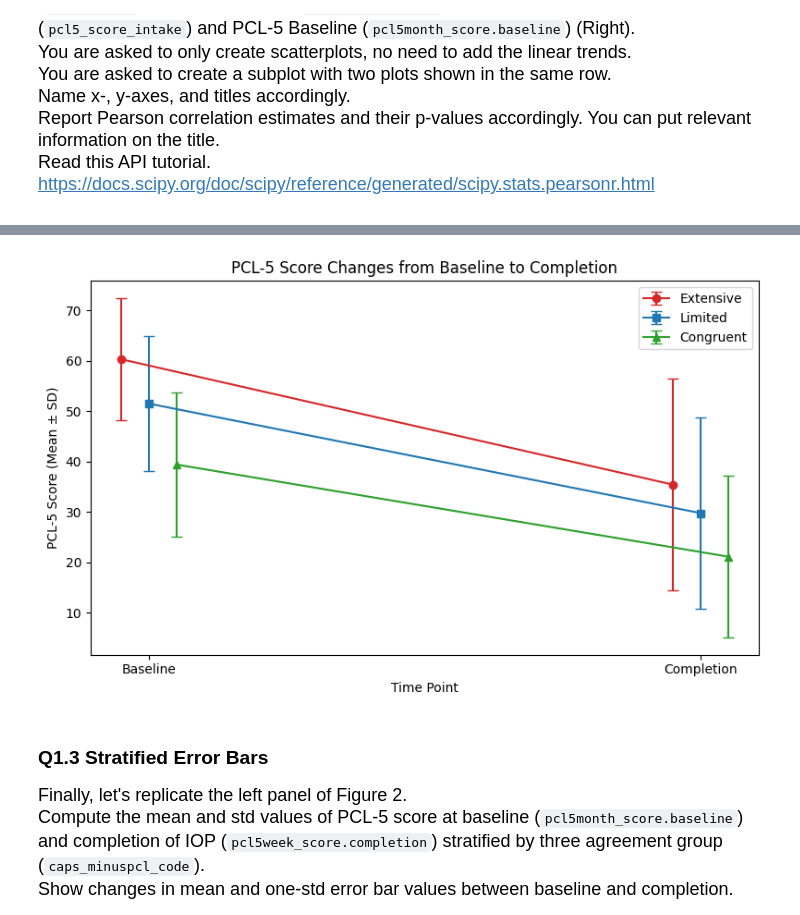
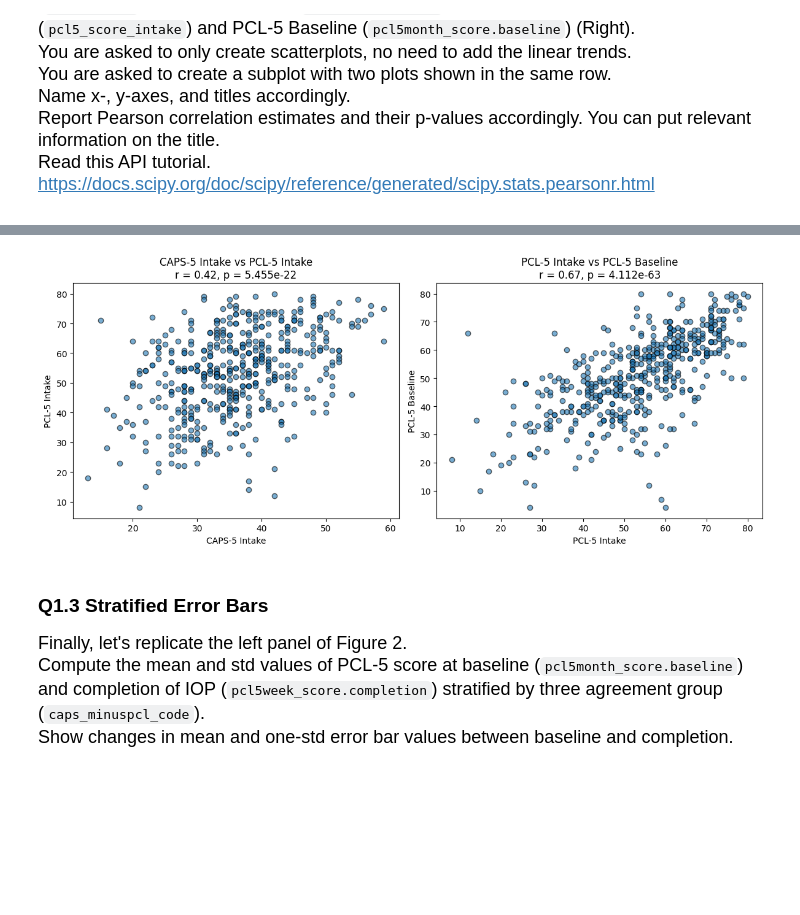
Before and after one commit to yuchenanna/BIOS-584, a Jupyter notebook: Quiz3.ipynb, the cells around one changed output, grey strips where cells are left out. Cells and saved outputs as stored; diff of their text form; code cells hidden in the pictures; blank space fills up the shorter version.

```diff
--- a/Quiz3.ipynb
+++ b/Quiz3.ipynb
@@ -159,57 +159,52 @@ Report Pearson correlation estimates and their p-values accordingly. You can put
 Read this API tutorial. https://docs.scipy.org/doc/scipy/reference/generated/scipy.stats.pearsonr.html
 # %%
 # write your own code below
-x_arr = np.array(['Baseline', 'Completion'])
-x_arr_num = np.array([0, 1])
+import re
+from scipy.stats import pearsonr
 
-ptsd_df = ptsd_df.rename(columns=lambda c: c.replace(".", "_") if "." in c else c)
+def find_col(df, must_contain):
+    tokens = [t.lower() for t in must_contain]
+    for c in df.columns:
+        cl = c.lower()
+        if all(t in cl for t in tokens):
+            return c
+    raise KeyError(f"Could not find a column containing tokens: {must_contain}")
 
-baseline_col   = "pcl5month_score_baseline"
-completion_col = "pcl5week_score_completion"
-group_col      = "caps_minuspcl_code"
-
-summary = (
-    ptsd_df.groupby(group_col)[[baseline_col, completion_col]]
-    .agg(["mean", "std"])
-    .round(2)
-)
-display(summary)
-
-groups = summary.index.to_numpy()  # [1, 2, 3]
-baseline_mean = summary[(baseline_col, "mean")].to_numpy()
-baseline_std  = summary[(baseline_col, "std")].to_numpy()
-completion_mean = summary[(completion_col, "mean")].to_numpy()
-completion_std  = summary[(completion_col, "std")].to_numpy()
-
-offset = 0.05
-colors = ['tab:red', 'tab:blue', 'tab:green']
-markers = ['o', 's', '^']
-labels = ['Extensive', 'Limited', 'Congruent']
-
-plt.figure(figsize=(8, 5))
-
-for i, (color, marker, label) in enumerate(zip(colors, markers, labels)):
-    x_shift = x_arr_num + (i - 1) * offset
-    y_mean = [baseline_mean[i], completion_mean[i]]
-    y_err  = [baseline_std[i], completion_std[i]]
-
-    plt.errorbar(
-        x_shift,
-        y_mean,
-        yerr=y_err,
-        fmt=marker + '-',
-        color=color,
-        markersize=6,
-        capsize=4,
-        label=label
-    )
+caps_col   = find_col(ptsd_df, ["caps", "intake"])
+pcl_in_col = find_col(ptsd_df, ["pcl5", "intake"])
 
 
-plt.xticks(x_arr_num, x_arr)
-plt.xlabel("Time Point")
-plt.ylabel("PCL-5 Score (Mean ± SD)")
-plt.title("PCL-5 Score Changes from Baseline to Completion")
-plt.legend(loc='upper right')
+try:
+    pcl_base_col = find_col(ptsd_df, ["pcl5", "baseline"])
+except KeyError:
+    pcl_base_col = find_col(ptsd_df, ["pcl5", "month"])
+
+safe_name = re.sub(r"[^0-9a-zA-Z_]+", "_", pcl_base_col)
+if safe_name != pcl_base_col:
+    ptsd_df = ptsd_df.rename(columns={pcl_base_col: safe_name})
+    pcl_base_col = safe_name
+
+xy1 = ptsd_df[[caps_col, pcl_in_col]].dropna()
+xy2 = ptsd_df[[pcl_in_col, pcl_base_col]].dropna()
+
+if len(xy1) < 2 or len(xy2) < 2:
+    raise ValueError("Not enough non-missing rows to compute Pearson correlations.")
+
+r1, p1 = pearsonr(xy1[caps_col],   xy1[pcl_in_col])
+r2, p2 = pearsonr(xy2[pcl_in_col], xy2[pcl_base_col])
+
+fig, axes = plt.subplots(1, 2, figsize=(12, 5))
+
+axes[0].scatter(xy1[caps_col], xy1[pcl_in_col], alpha=0.6, edgecolor="k")
+axes[0].set_xlabel("CAPS-5 Intake")
+axes[0].set_ylabel("PCL-5 Intake")
+axes[0].set_title(f"CAPS-5 Intake vs PCL-5 Intake\nr = {r1:.2f}, p = {p1:.4g}")
+
+axes[1].scatter(xy2[pcl_in_col], xy2[pcl_base_col], alpha=0.6, edgecolor="k")
+axes[1].set_xlabel("PCL-5 Intake")
+axes[1].set_ylabel("PCL-5 Baseline")
+axes[1].set_title(f"PCL-5 Intake vs PCL-5 Baseline\nr = {r2:.2f}, p = {p2:.4g}")
+
 plt.tight_layout()
 plt.show()
 # %% [output]
@@ -222,4 +211,4 @@ plt.show()
-[figure, old version]
+[figure, new version]
 # %% [markdown]
 ### Q1.3 Stratified Error Bars
 
```
Also changed, not shown: parts of 1 cell of this notebook.
